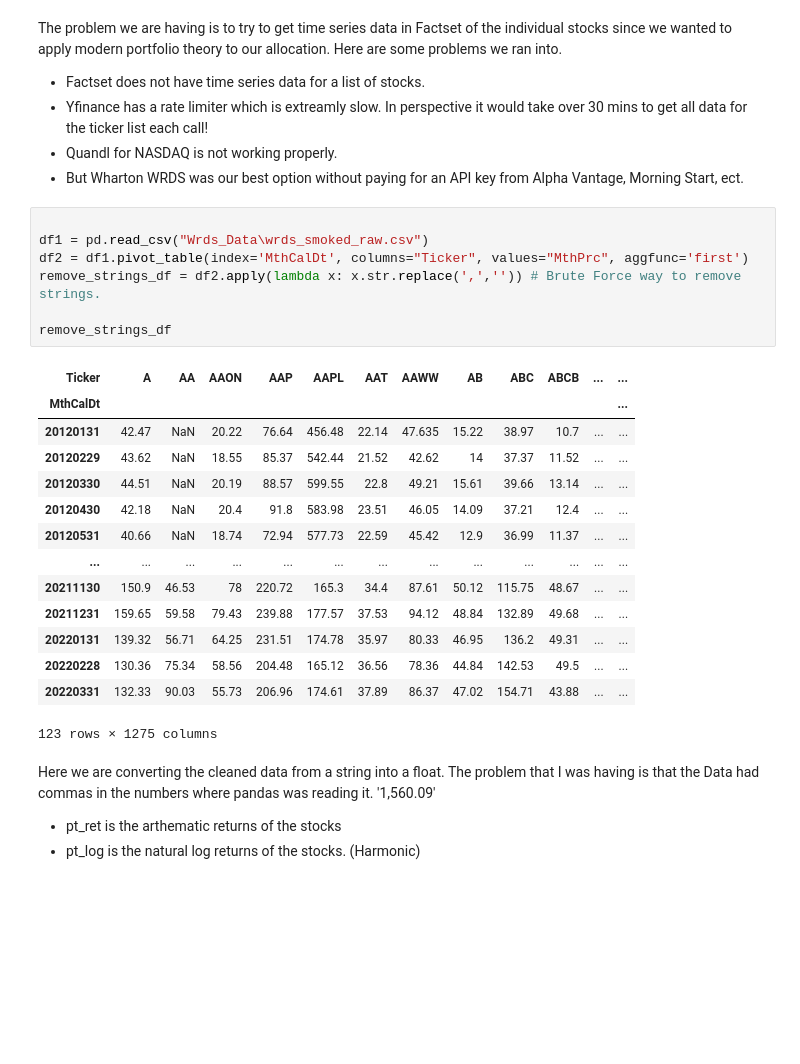
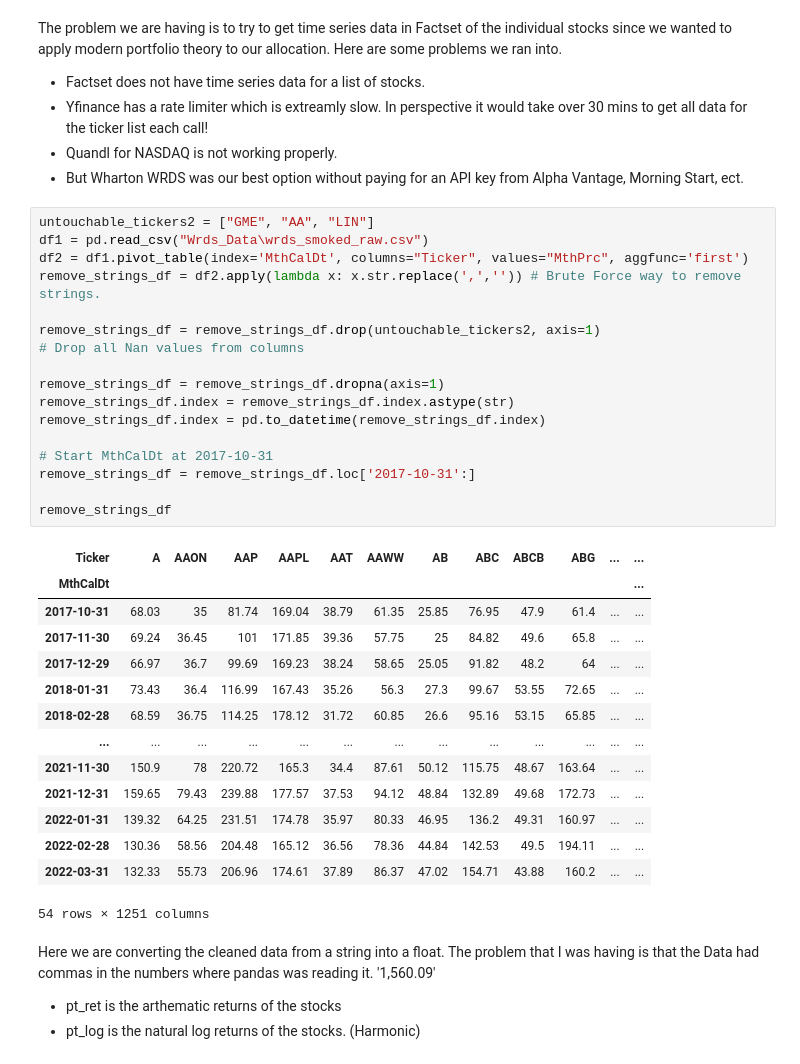
Before and after one commit to ts7even/not_ltcm, a Jupyter notebook: not_ltcm.ipynb, the cells around one changed output. Cells and saved outputs as stored; diff of their text form; blank space fills up the shorter version.

```diff
--- a/not_ltcm.ipynb
+++ b/not_ltcm.ipynb
@@ -65,27 +74,37 @@ The problem we are having is to try to get time series data in Factset of the in
 * Quandl for NASDAQ is not working properly.
 * But Wharton WRDS was our best option without paying for an API key from Alpha Vantage, Morning Start, ect.
 # %%
-
+untouchable_tickers2 = ["GME", "AA", "LIN"]
 df1 = pd.read_csv("Wrds_Data\wrds_smoked_raw.csv")
 df2 = df1.pivot_table(index='MthCalDt', columns="Ticker", values="MthPrc", aggfunc='first')
 remove_strings_df = df2.apply(lambda x: x.str.replace(',','')) # Brute Force way to remove strings.
 
+remove_strings_df = remove_strings_df.drop(untouchable_tickers2, axis=1)
+# Drop all Nan values from columns
+
+remove_strings_df = remove_strings_df.dropna(axis=1)
+remove_strings_df.index = remove_strings_df.index.astype(str)
+remove_strings_df.index = pd.to_datetime(remove_strings_df.index)
+
+# Start MthCalDt at 2017-10-31
+remove_strings_df = remove_strings_df.loc['2017-10-31':]
+
 remove_strings_df
 # %% [output]
-| Ticker | A | AA | AAON | AAP | AAPL | AAT | AAWW | AB | ABC | ABCB | ... | ... |
+| Ticker | A | AAON | AAP | AAPL | AAT | AAWW | AB | ABC | ABCB | ABG | ... | ... |
 | MthCalDt |  |  |  |  |  |  |  |  |  |  |  | ... |
-| 20120131 | 42.47 | NaN | 20.22 | 76.64 | 456.48 | 22.14 | 47.635 | 15.22 | 38.97 | 10.7 | ... | ... |
-| 20120229 | 43.62 | NaN | 18.55 | 85.37 | 542.44 | 21.52 | 42.62 | 14 | 37.37 | 11.52 | ... | ... |
-| 20120330 | 44.51 | NaN | 20.19 | 88.57 | 599.55 | 22.8 | 49.21 | 15.61 | 39.66 | 13.14 | ... | ... |
-| 20120430 | 42.18 | NaN | 20.4 | 91.8 | 583.98 | 23.51 | 46.05 | 14.09 | 37.21 | 12.4 | ... | ... |
-| 20120531 | 40.66 | NaN | 18.74 | 72.94 | 577.73 | 22.59 | 45.42 | 12.9 | 36.99 | 11.37 | ... | ... |
+| 2017-10-31 | 68.03 | 35 | 81.74 | 169.04 | 38.79 | 61.35 | 25.85 | 76.95 | 47.9 | 61.4 | ... | ... |
+| 2017-11-30 | 69.24 | 36.45 | 101 | 171.85 | 39.36 | 57.75 | 25 | 84.82 | 49.6 | 65.8 | ... | ... |
+| 2017-12-29 | 66.97 | 36.7 | 99.69 | 169.23 | 38.24 | 58.65 | 25.05 | 91.82 | 48.2 | 64 | ... | ... |
+| 2018-01-31 | 73.43 | 36.4 | 116.99 | 167.43 | 35.26 | 56.3 | 27.3 | 99.67 | 53.55 | 72.65 | ... | ... |
+| 2018-02-28 | 68.59 | 36.75 | 114.25 | 178.12 | 31.72 | 60.85 | 26.6 | 95.16 | 53.15 | 65.85 | ... | ... |
 | ... | ... | ... | ... | ... | ... | ... | ... | ... | ... | ... | ... | ... |
-| 20211130 | 150.9 | 46.53 | 78 | 220.72 | 165.3 | 34.4 | 87.61 | 50.12 | 115.75 | 48.67 | ... | ... |
-| 20211231 | 159.65 | 59.58 | 79.43 | 239.88 | 177.57 | 37.53 | 94.12 | 48.84 | 132.89 | 49.68 | ... | ... |
-| 20220131 | 139.32 | 56.71 | 64.25 | 231.51 | 174.78 | 35.97 | 80.33 | 46.95 | 136.2 | 49.31 | ... | ... |
-| 20220228 | 130.36 | 75.34 | 58.56 | 204.48 | 165.12 | 36.56 | 78.36 | 44.84 | 142.53 | 49.5 | ... | ... |
-| 20220331 | 132.33 | 90.03 | 55.73 | 206.96 | 174.61 | 37.89 | 86.37 | 47.02 | 154.71 | 43.88 | ... | ... |
+| 2021-11-30 | 150.9 | 78 | 220.72 | 165.3 | 34.4 | 87.61 | 50.12 | 115.75 | 48.67 | 163.64 | ... | ... |
+| 2021-12-31 | 159.65 | 79.43 | 239.88 | 177.57 | 37.53 | 94.12 | 48.84 | 132.89 | 49.68 | 172.73 | ... | ... |
+| 2022-01-31 | 139.32 | 64.25 | 231.51 | 174.78 | 35.97 | 80.33 | 46.95 | 136.2 | 49.31 | 160.97 | ... | ... |
+| 2022-02-28 | 130.36 | 58.56 | 204.48 | 165.12 | 36.56 | 78.36 | 44.84 | 142.53 | 49.5 | 194.11 | ... | ... |
+| 2022-03-31 | 132.33 | 55.73 | 206.96 | 174.61 | 37.89 | 86.37 | 47.02 | 154.71 | 43.88 | 160.2 | ... | ... |
-123 rows × 1275 columns
+54 rows × 1251 columns
 # %% [markdown]
 Here we are converting the cleaned data from a string into a float. The problem that I was having is that the Data had commas in the numbers where pandas was reading it. '1,560.09'
 
```
Also changed, not shown: parts of 16 cells of this notebook, 5 other files.
